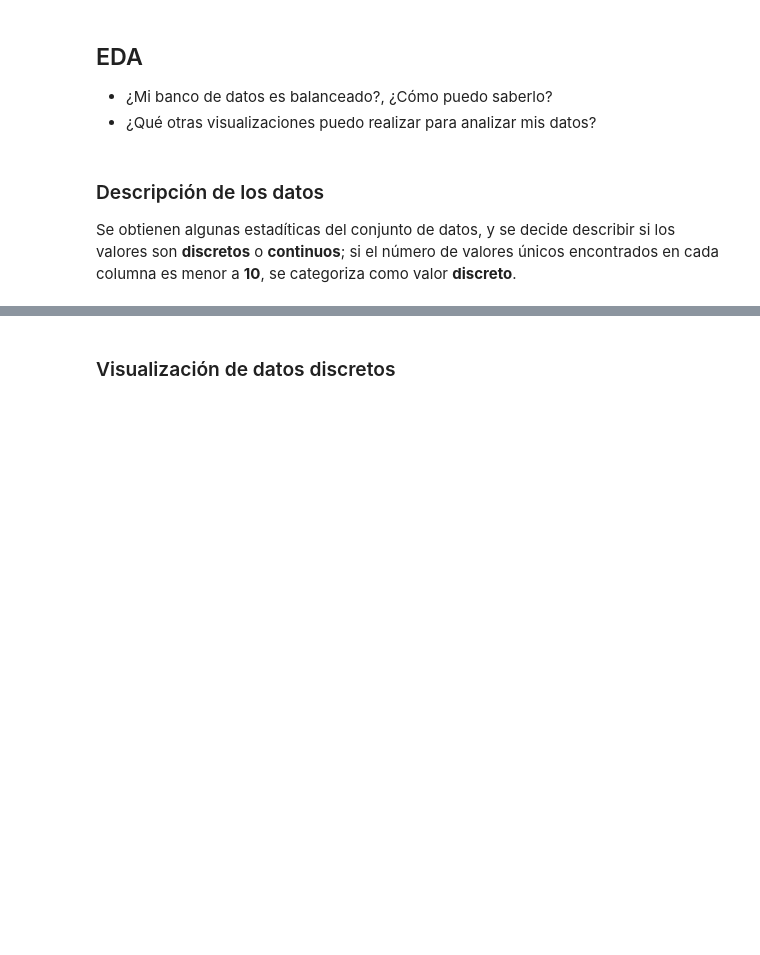
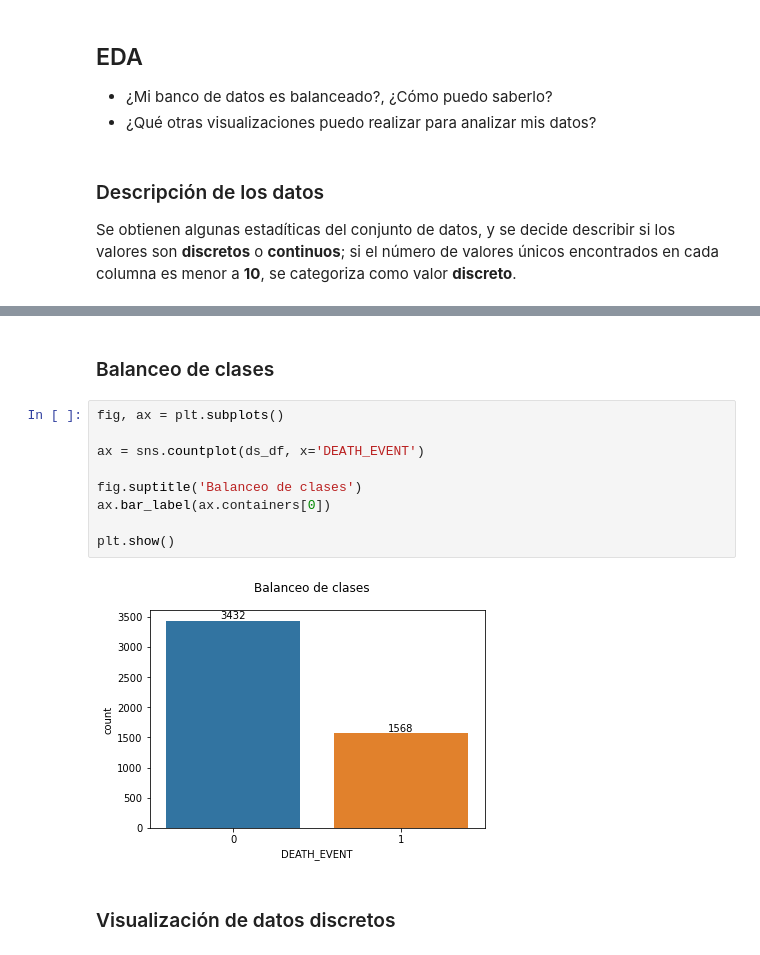
Before and after one commit to Monolite/ml-course, a Jupyter notebook: lesson-3/ml_clasificacion_proyecto.ipynb, the cells around one changed output, grey strips where cells are left out. Cells and saved outputs as stored; diff of their text form; blank space fills up the shorter version.

```diff
--- a/lesson-3/ml_clasificacion_proyecto.ipynb
+++ b/lesson-3/ml_clasificacion_proyecto.ipynb
@@ -110,6 +110,19 @@ ds_desc
 | smoking | 5000.0 | discrete | 2 | [0, 1] | 0.311800 | 0.463275 | 0.0 | 0.0 | 0.00 | ... |
 | time | 5000.0 | continuous | 155 | [4, 6, 7, 8, 10, 11, 12, 13, 14, ... | 130.678800 | 77.325928 | 4.0 | 74.0 | 113.00 | ... |
 | DEATH_EVENT | 5000.0 | discrete | 2 | [0, 1] | 0.313600 | 0.464002 | 0.0 | 0.0 | 0.00 | ... |
+# %% [markdown]
+### Balanceo de clases
+# %%
+fig, ax = plt.subplots()
+
+ax = sns.countplot(ds_df, x='DEATH_EVENT')
+
+fig.suptitle('Balanceo de clases')
+ax.bar_label(ax.containers[0])
+
+plt.show()
+# %% [output]
+[figure, added]
 # %% [markdown]
 ### Visualización de datos discretos
 # %%
```
Also changed, not shown: parts of 3 cells of this notebook.
